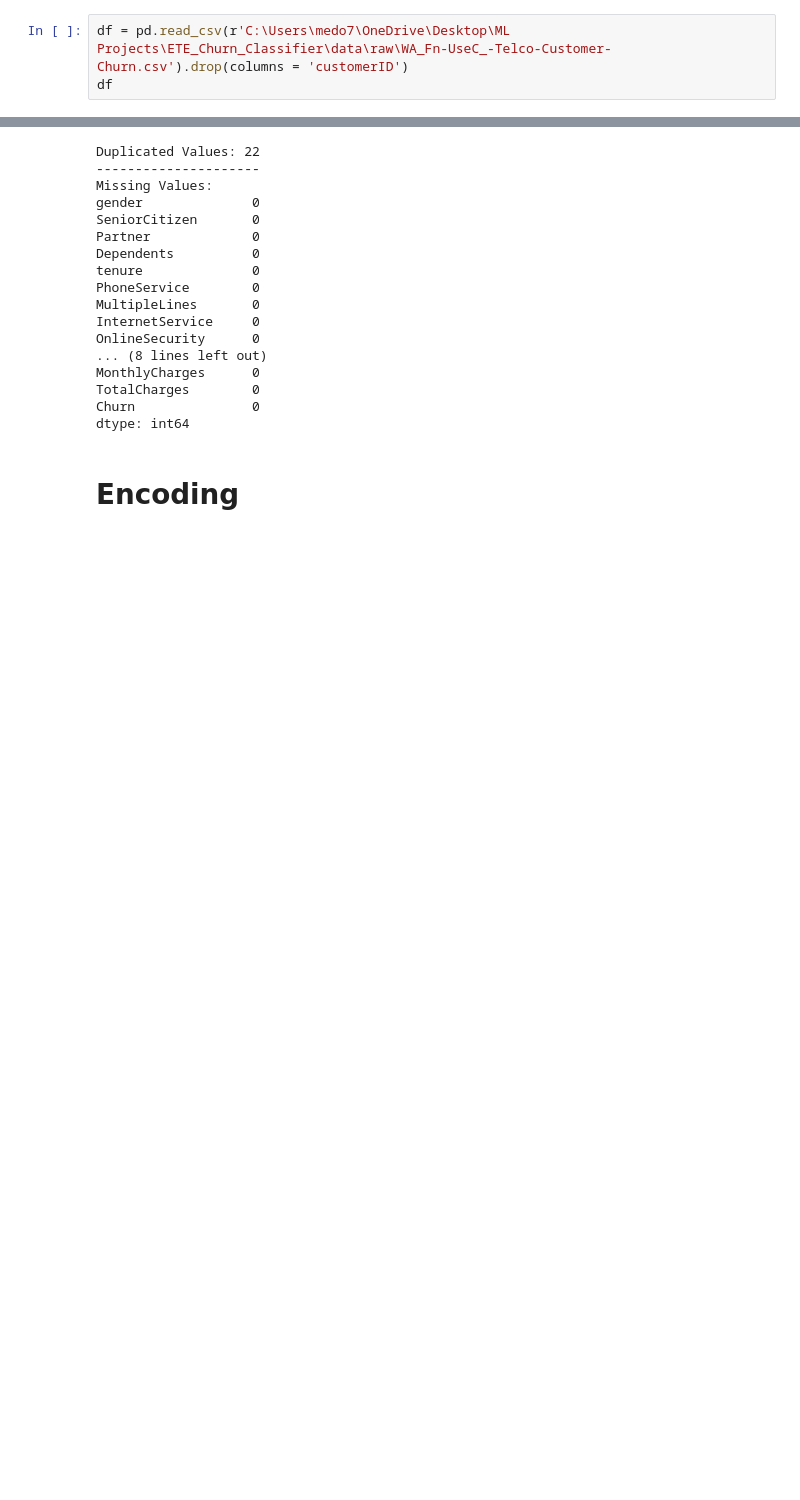
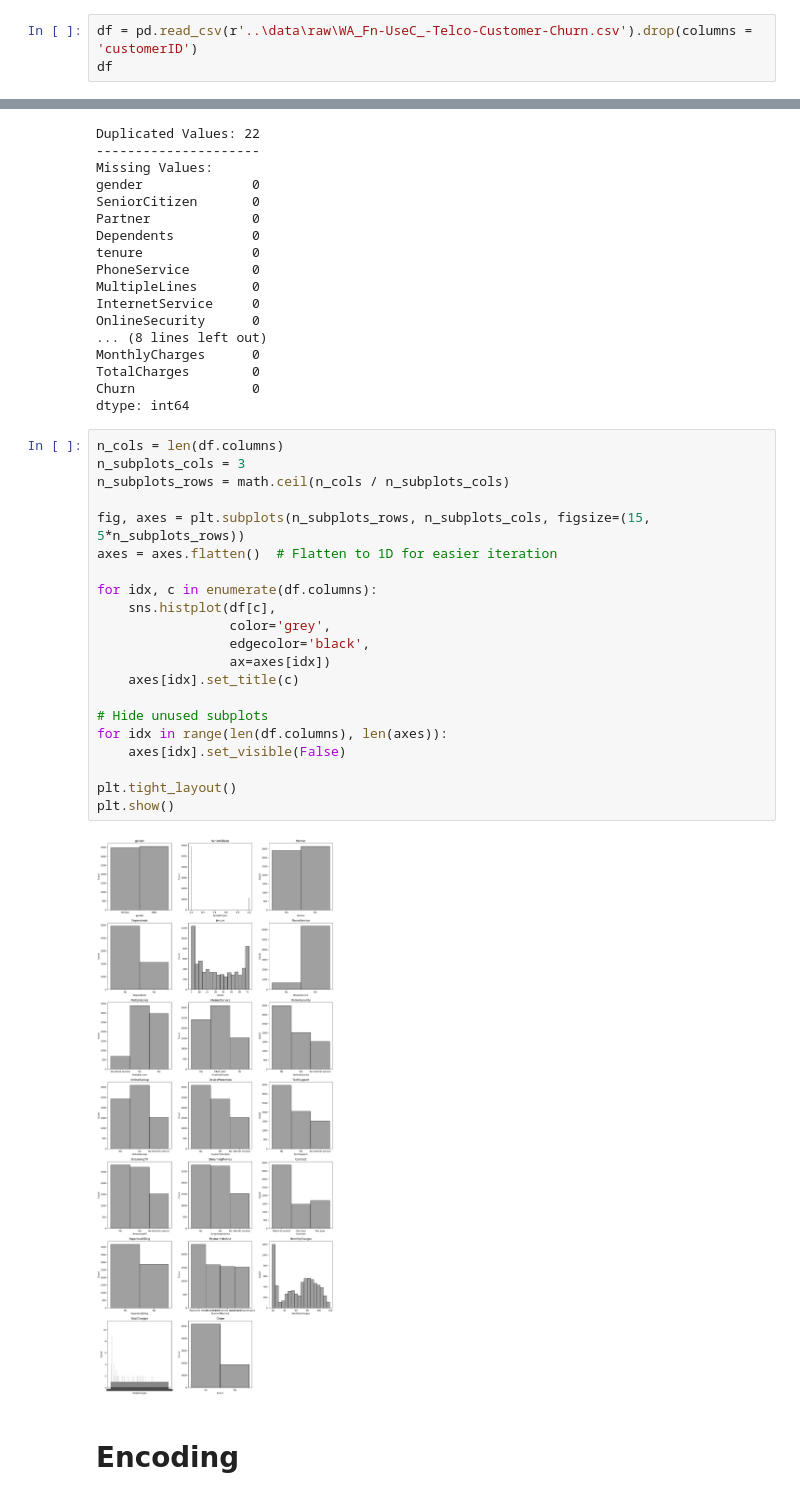
Before and after one commit to NitoBoritto/Teleco_End_to_end_Churn_Classifier, a Jupyter notebook: notebooks/expirement.ipynb, the cells around one changed output, grey strips where cells are left out. Drawn from its saved outputs; the diff is of its cells as text; blank space fills up the shorter version.

Commit message:
plot

```diff
--- a/notebooks/expirement.ipynb
+++ b/notebooks/expirement.ipynb
@@ -8,5 +9,5 @@ import seaborn as sns
 # %%
-df = pd.read_csv(r'C:\Users\medo7\OneDrive\Desktop\ML Projects\ETE_Churn_Classifier\data\raw\WA_Fn-UseC_-Telco-Customer-Churn.csv').drop(columns = 'customerID')
+df = pd.read_csv(r'..\data\raw\WA_Fn-UseC_-Telco-Customer-Churn.csv').drop(columns = 'customerID')
 df
 # %% [output]
 |  | gender | SeniorCitizen | Partner | Dependents | tenure | PhoneService | MultipleLines | InternetService | ... |
@@ -79,6 +80,29 @@ MonthlyCharges      0
 TotalCharges        0
 Churn               0
 dtype: int64
+# %%
+n_cols = len(df.columns)
+n_subplots_cols = 3
+n_subplots_rows = math.ceil(n_cols / n_subplots_cols)
+
+fig, axes = plt.subplots(n_subplots_rows, n_subplots_cols, figsize=(15, 5*n_subplots_rows))
+axes = axes.flatten()  # Flatten to 1D for easier iteration
+
+for idx, c in enumerate(df.columns):
+    sns.histplot(df[c],
+                 color='grey',
+                 edgecolor='black',
+                 ax=axes[idx])
+    axes[idx].set_title(c)
+
+# Hide unused subplots
+for idx in range(len(df.columns), len(axes)):
+    axes[idx].set_visible(False)
+
+plt.tight_layout()
+plt.show()
+# %% [output]
+[figure, added]
 # %% [markdown]
 # Encoding
 # %%
```
Also changed, not shown: parts of 3 cells of this notebook.
